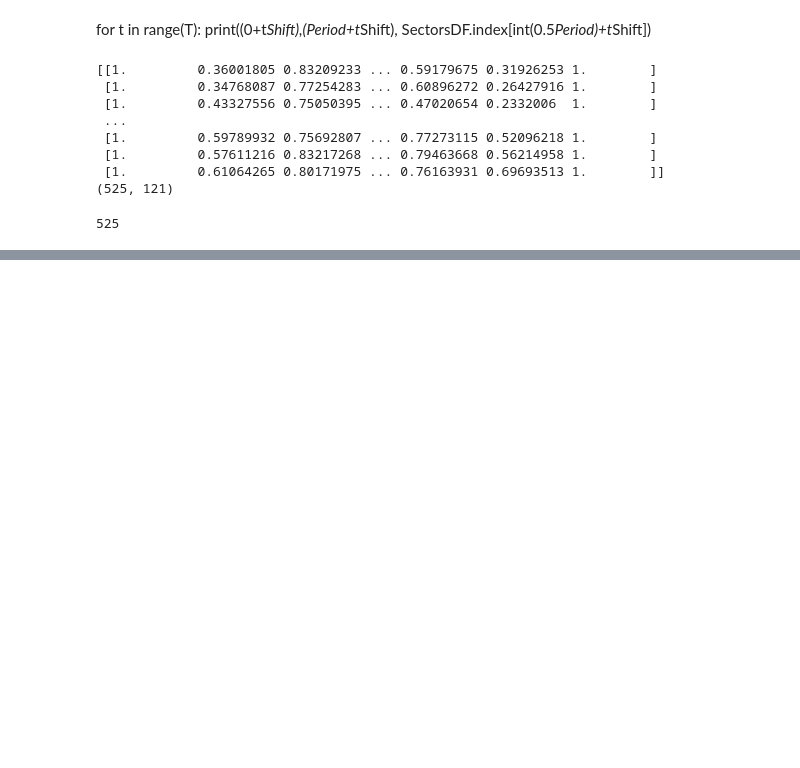
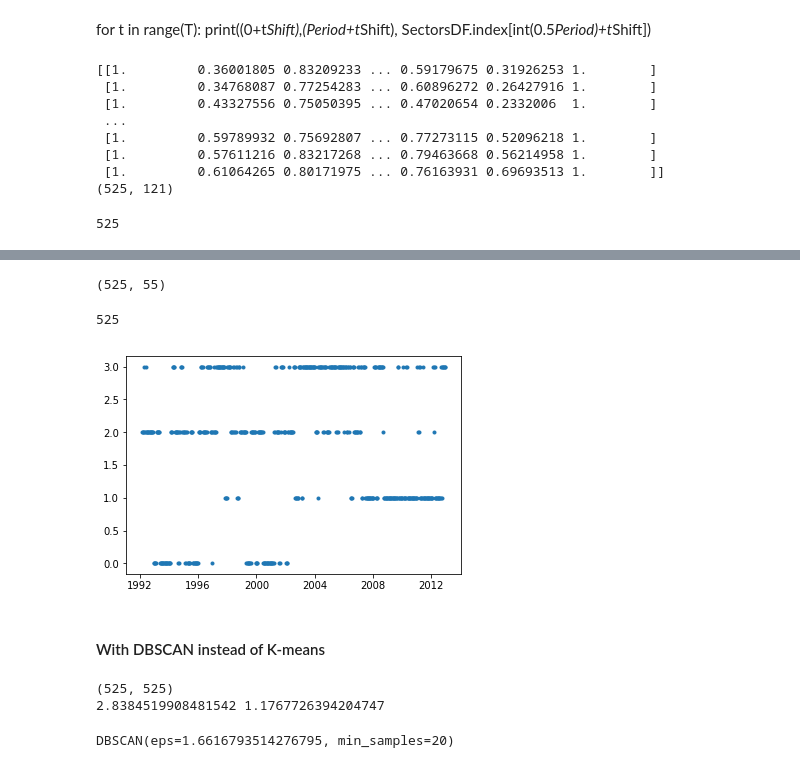
Before and after one commit to TobiasW1891/Finance, a Jupyter notebook: Get Finance Data.ipynb, the cells around one changed output, grey strips where cells are left out. Saved outputs shown, nothing was run; the diff lists cells and outputs as text; code cells hidden in the pictures; blank space fills up the shorter version.

```diff
--- a/Get Finance Data.ipynb
+++ b/Get Finance Data.ipynb
@@ -349,0 +376,6 @@ plt.show()
+# %%
+def ReduceData(CorrMat):
+    # takes a nxn correlatin matrix and returns only upper triangle without diagonal elements as 1d array
+    return((np.triu(CorrMat,1)).reshape(1,-1)[(np.triu(CorrMat,1)!=0).reshape(1,-1)])
+
+print(ReduceData(IntCorrMat), len(ReduceData(IntCorrMat)))
@@ -349,0 +393,18 @@ plt.show()
+# %%
+# now overlapping intervals
+Period = 40 # 2 trading months
+Shift = 10
+T = int((len(NormRetDF) - Period)/Shift)
+
+CorrMatrices = np.empty((T, 55))
+
+
+for t in range(T):
+    #print((0+t*Shift),(Period+t*Shift))
+    IntervalDF = NormRetDF.iloc[(0+t*Shift):(Period+t*Shift)]
+    IntervalCorr = IntervalDF.corr()
+    CorrMatrices[t,:] = ReduceData(IntervalCorr.to_numpy())
+
+    pca = PCA()
+    pca.fit(IntervalCorr)
+    print(pca.explained_variance_ratio_[0], t)
@@ -349,0 +429,26 @@ plt.show()
+# %%
+CorrMatrices.shape
+# %% [output]
+(525, 55)
+# %%
+kmeans = KMeans(n_clusters=4, random_state=0).fit(CorrMatrices)
+ClusterPred = kmeans.fit_predict(CorrMatrices)
+print(len(ClusterPred))
+plt.scatter(NormRetDF.index[np.arange(Period+1, len(NormRetDF.index)-Shift, Shift)],
+            ClusterPred, marker=".")
+plt.show()
+# %% [output]
+525
+[figure, added]
+# %% [markdown]
+#### With DBSCAN instead of K-means
+# %%
+# determine mean distance as a guide for parameter epc in DBSCAN
+from scipy.spatial import distance_matrix
+
+distances = distance_matrix(CorrMatrices,CorrMatrices)
+print(distances.shape)
+print(np.mean(distances), np.std(distances))
+# %% [output]
+(525, 525)
+2.8384519908481542 1.1767726394204747
@@ -349,0 +459,4 @@ plt.show()
+# %%
+db.fit(CorrMatrices)
+# %% [output]
+DBSCAN(eps=1.6616793514276795, min_samples=20)
```
Also changed, not shown: parts of 30 cells of this notebook.
